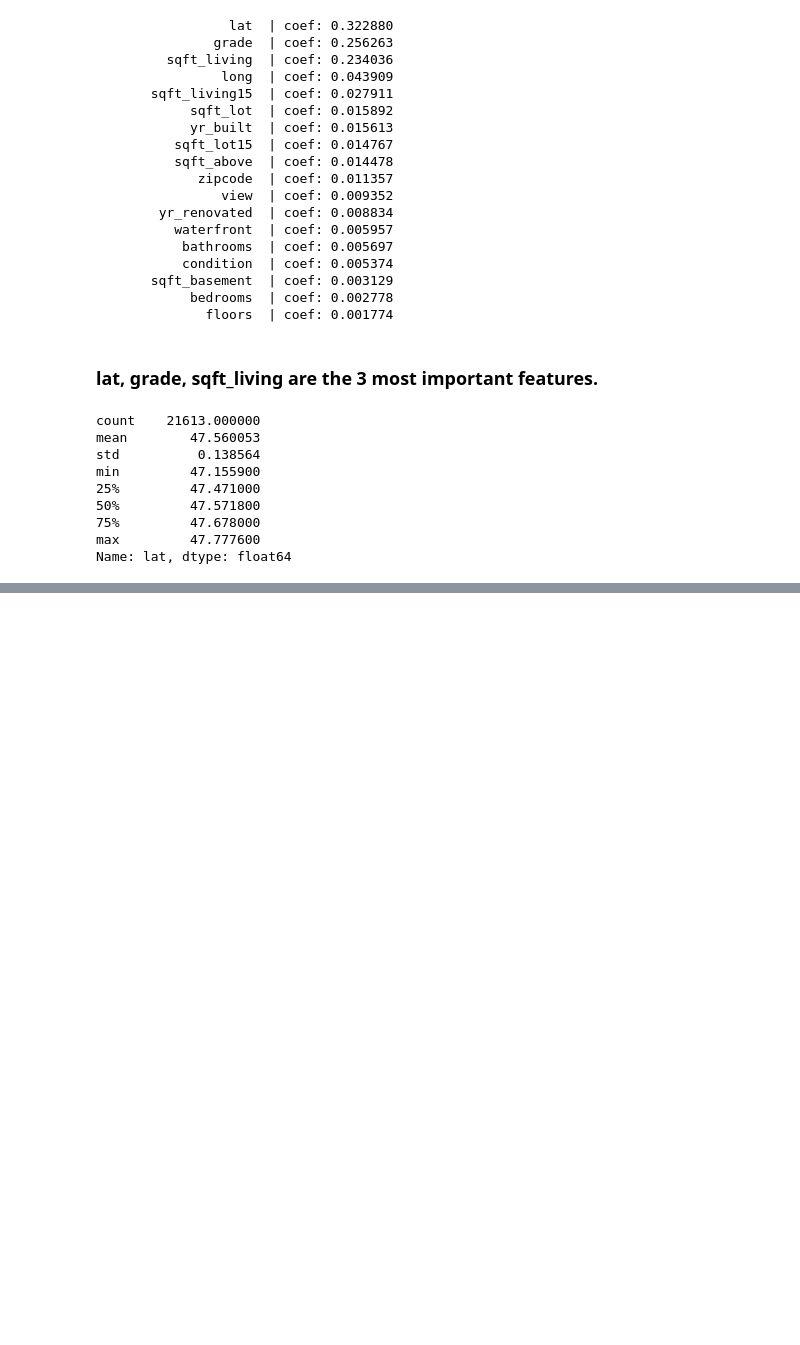
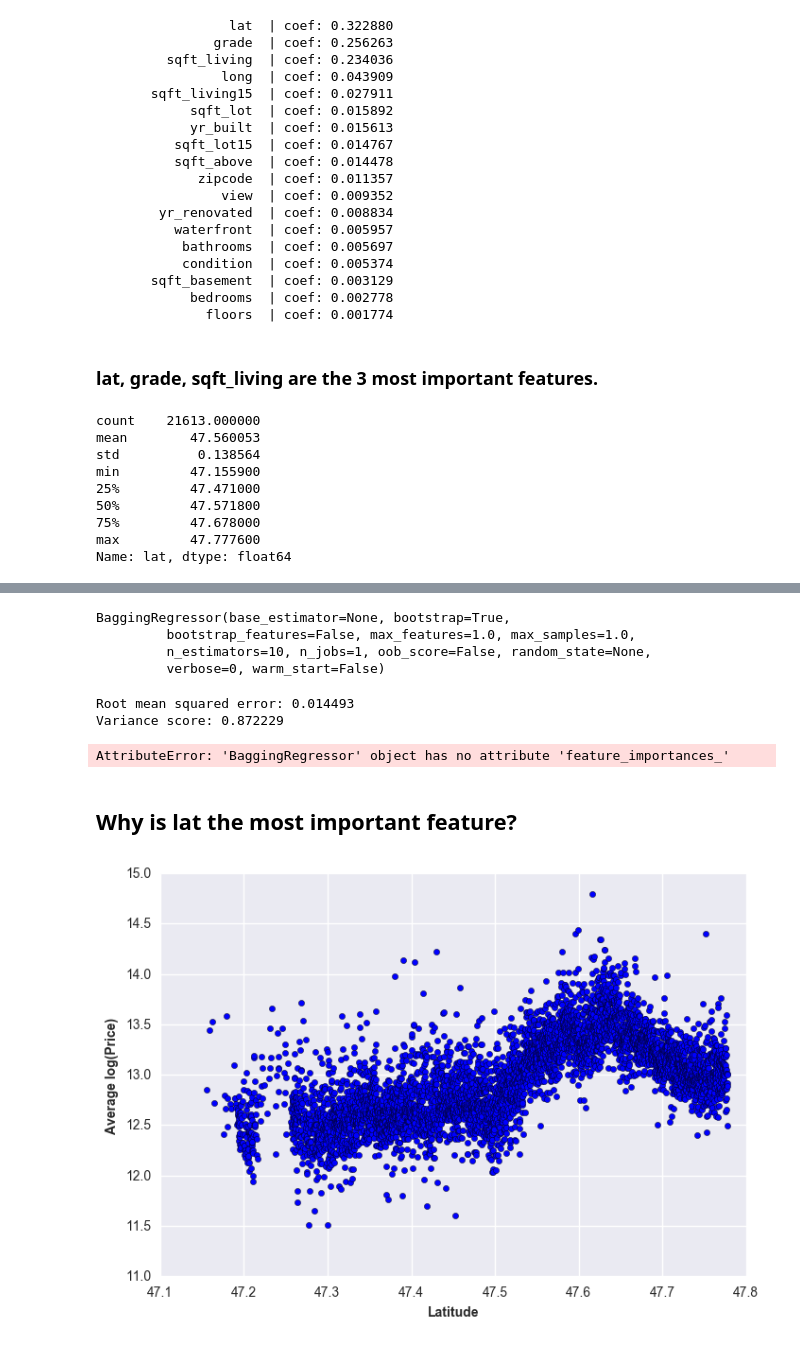
Before and after one commit to yafangchen/House-Price-Prediction, a Jupyter notebook: models_logY_yr_renovated.ipynb, the cells around one changed output, grey strips where cells are left out. Cells and saved outputs as stored; diff of their text form; code cells hidden in the pictures; blank space fills up the shorter version.

Commit message:
plot avg logPrice versus lat

```diff
--- a/models_logY_yr_renovated.ipynb
+++ b/models_logY_yr_renovated.ipynb
@@ -424,0 +470,35 @@ Name: lat, dtype: float64
+# %%
+from sklearn.ensemble import BaggingRegressor
+br = BaggingRegressor()
+br.fit(X_train, y_train)
+# %% [output]
+BaggingRegressor(base_estimator=None, bootstrap=True,
+         bootstrap_features=False, max_features=1.0, max_samples=1.0,
+         n_estimators=10, n_jobs=1, oob_score=False, random_state=None,
+         verbose=0, warm_start=False)
+# %%
+print("Root mean squared error: %.6f"
+      % np.sqrt(np.mean((br.predict(X_test) - y_test) ** 2)))
+print('Variance score: %.6f' % br.score(X_test, y_test))
+# %% [output]
+Root mean squared error: 0.014493
+Variance score: 0.872229
+# %%
+for c, i in sorted(zip(br.feature_importances_, features[1:]), reverse=True):
+     print ("% 20s  | coef: %.6f" % (i, c))
+# %% [output]
+AttributeError: 'BaggingRegressor' object has no attribute 'feature_importances_'
+# %% [markdown]
+## Why is lat the most important feature?
+# %%
+pricebylat = mydata.groupby(['lat'])['price'].mean().reset_index()
+# %%
+fig = plt.figure()
+ax = fig.add_subplot(111)
+ax.set_xlim(47.1, 47.8)
+ax.set_xlabel('Latitude', fontsize=10, fontweight='bold')
+ax.set_ylabel('Average log(Price)', fontsize=10, fontweight='bold')
+ax.scatter(pricebylat['lat'], pricebylat['price'])
+plt.show()
+# %% [output]
+[figure, added]
```
Also changed, not shown: parts of 5 cells of this notebook.
